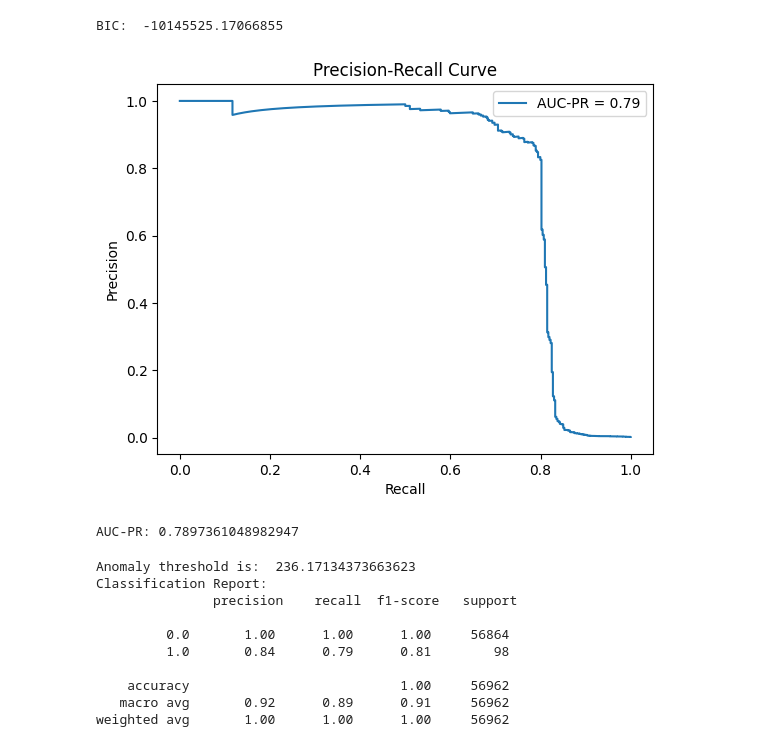
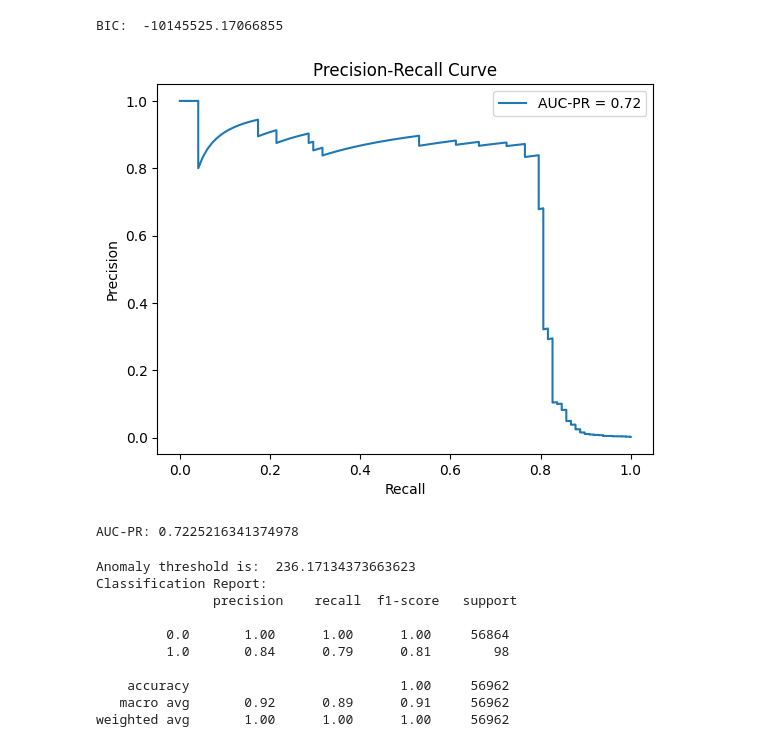
Before and after one commit to WilliamZhang20/Credit-Card-Fraud-Detection, a Jupyter notebook: Fraud_Detector_sklearn_xgb.ipynb, the cells around one changed output. Drawn from its saved outputs; the diff is of its cells as text; code cells hidden in the pictures.

```diff
--- a/Fraud_Detector_sklearn_xgb.ipynb
+++ b/Fraud_Detector_sklearn_xgb.ipynb
@@ -165,15 +164,15 @@ def auprc_score_gmm(model, normal, anomalous):
 # %%
 """
 Using AUC PR on GMM
 """
 from sklearn.metrics import accuracy_score, confusion_matrix, classification_report
 
 # Receive AUC-PR score
-auc_score = auprc_score_gmm(gmm, X_train_normal, X_train_anomalous)
+auc_score = auprc_score_gmm(gmm, X_test_normal, X_test_anomalous)
 print(f"AUC-PR: {auc_score}")
 # %% [output]
-[figure, old version]
+[figure, new version]
-AUC-PR: 0.7897361048982947
+AUC-PR: 0.7225216341374978
 # %%
 """
 Other Gaussian Mixture Model Accuracy Metrics on test set
```
Also changed, not shown: parts of 5 cells of this notebook.
